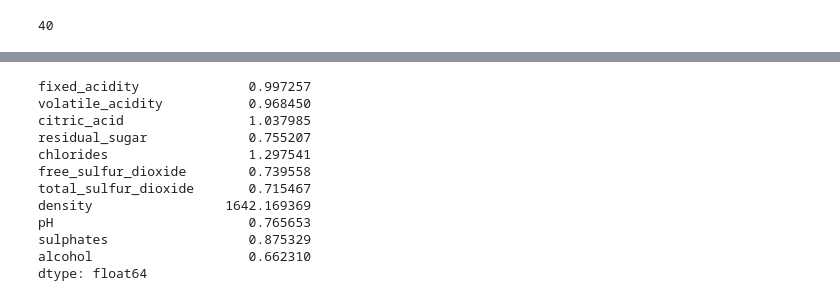
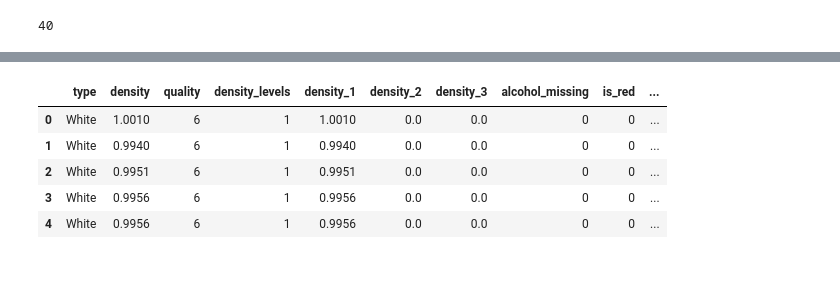
Before and after one commit to nocedan/cognitivo_teste, a Jupyter notebook: wine_quality_exploratory_analisys.ipynb, the cells around one changed output, grey strips where cells are left out. Cells and saved outputs as stored; diff of their text form; code cells hidden in the pictures; blank space fills up the shorter version.

```diff
--- a/wine_quality_exploratory_analisys.ipynb
+++ b/wine_quality_exploratory_analisys.ipynb
@@ -433,15 +472,0 @@ g = sns.pairplot(df_scaled, palette =sns.cubehelix_palette(8))
-# %%
-df_scaled.std()
-# %% [output]
-fixed_acidity              0.997257
-volatile_acidity           0.968450
-citric_acid                1.037985
-residual_sugar             0.755207
-chlorides                  1.297541
-free_sulfur_dioxide        0.739558
-total_sulfur_dioxide       0.715467
-density                 1642.169369
-pH                         0.765653
-sulphates                  0.875329
-alcohol                    0.662310
-dtype: float64
@@ -451,0 +473,9 @@ dtype: float64
+# %%
+df_preprocessed.head()
+# %% [output]
+|  | type | density | quality | density_levels | density_1 | density_2 | density_3 | alcohol_missing | is_red | ... |
+| 0 | White | 1.0010 | 6 | 1 | 1.0010 | 0.0 | 0.0 | 0 | 0 | ... |
+| 1 | White | 0.9940 | 6 | 1 | 0.9940 | 0.0 | 0.0 | 0 | 0 | ... |
+| 2 | White | 0.9951 | 6 | 1 | 0.9951 | 0.0 | 0.0 | 0 | 0 | ... |
+| 3 | White | 0.9956 | 6 | 1 | 0.9956 | 0.0 | 0.0 | 0 | 0 | ... |
+| 4 | White | 0.9956 | 6 | 1 | 0.9956 | 0.0 | 0.0 | 0 | 0 | ... |
```
Also changed, not shown: parts of 29 cells of this notebook, 1 other file.
